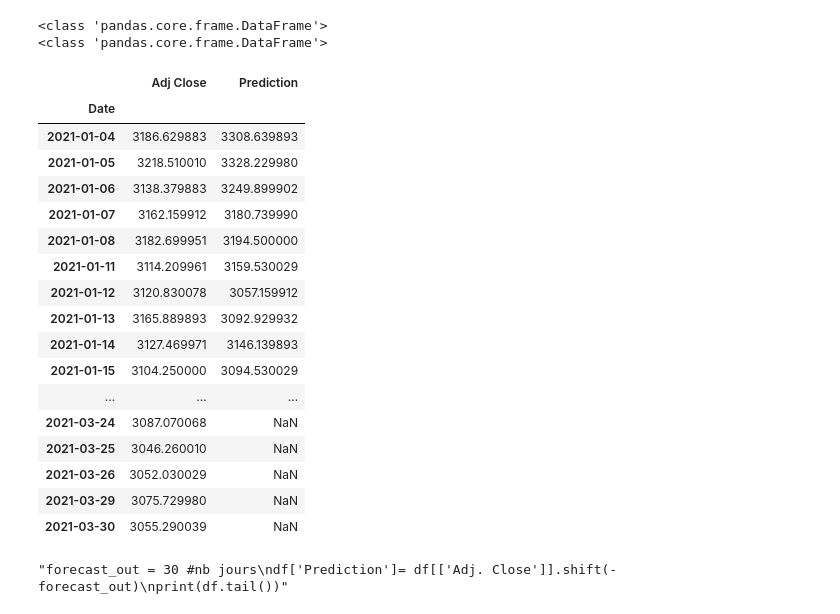
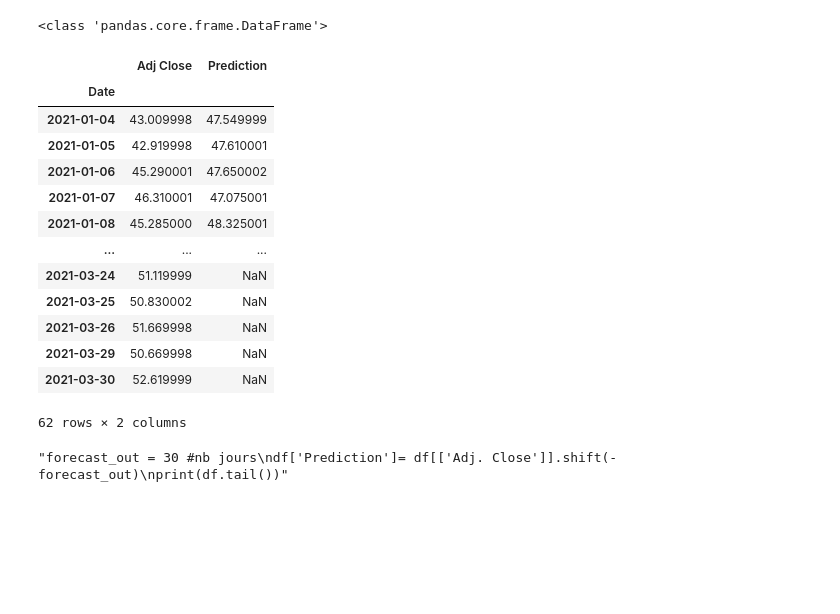
Before and after one commit to UrsulaAlcantara/IASProjet, a Jupyter notebook: Extract_DATA.ipynb, the cells around one changed output. Cells and saved outputs as stored; diff of their text form; code cells hidden in the pictures; blank space fills up the shorter version.

```diff
--- a/Extract_DATA.ipynb
+++ b/Extract_DATA.ipynb
@@ -167,35 +36,41 @@ CAC40= [EU:AC, EU:AI, EU:ALU, EU:ALO, EU:MT, EU:CS, EU:BNP, EU:EN, EU:CAP, EU:CA
+# %%
+start = datetime.datetime(2021,1,1) #année/ mois / jour
+end = datetime.datetime(2021,3,30)
+CAC40= ['AI.PA','AIR.PA','ALO.PA','MT.AS','CS.PA','BNP.PA','EN.PA', 'CAP.PA' ,'CA.PA','ACA.PA','BN.PA','DSY.PA','ENGI.PA','EL.PA','RMS.PA','KER.PA','OR.PA','LR.PA','MC.PA','ML.PA','ORA.PA','RI.PA','PUB.PA','RNO.PA','SAF.PA','SGO.PA','SAN.PA','SU.PA','GLE.PA','STLA.PA','STM.PA','TEP.PA','HO.PA','FP.PA','URW.PA','VIE.PA','DG.PA','VIV.PA','WLN.PA']
+# %%
+#for i, c in enumerate(CAC40):
+df = web.DataReader(CAC40[5],'yahoo',start, end)
+
+
+#help(yahoofinance.BalanceSheet)
+print(type(df))
+
+df = pandas.DataFrame(df)
+# %% [output]
+<class 'pandas.core.frame.DataFrame'>
 # %%
-df = web.DataReader('AMZN','yahoo',start, end)
-print(type(df))
-df = pandas.DataFrame(df)
-print(type(df))
-#df.tail()
+
 forecast_out = 30 #nb jours
+
 df=df[['Adj Close']]
 
 df['Prediction']= df.shift(-forecast_out)
 df
 # %% [output]
+|  | Adj Close | Prediction |
+| Date |  |  |
+| 2021-01-04 | 43.009998 | 47.549999 |
+| 2021-01-05 | 42.919998 | 47.610001 |
+| 2021-01-06 | 45.290001 | 47.650002 |
+| 2021-01-07 | 46.310001 | 47.075001 |
+| 2021-01-08 | 45.285000 | 48.325001 |
+| ... | ... | ... |
+| 2021-03-24 | 51.119999 | NaN |
+| 2021-03-25 | 50.830002 | NaN |
+| 2021-03-26 | 51.669998 | NaN |
+| 2021-03-29 | 50.669998 | NaN |
+| 2021-03-30 | 52.619999 | NaN |
-<class 'pandas.core.frame.DataFrame'>
-<class 'pandas.core.frame.DataFrame'>
+62 rows × 2 columns
-|  | Adj Close | Prediction |
-| Date |  |  |
-| 2021-01-04 | 3186.629883 | 3308.639893 |
-| 2021-01-05 | 3218.510010 | 3328.229980 |
-| 2021-01-06 | 3138.379883 | 3249.899902 |
-| 2021-01-07 | 3162.159912 | 3180.739990 |
-| 2021-01-08 | 3182.699951 | 3194.500000 |
-| 2021-01-11 | 3114.209961 | 3159.530029 |
-| 2021-01-12 | 3120.830078 | 3057.159912 |
-| 2021-01-13 | 3165.889893 | 3092.929932 |
-| 2021-01-14 | 3127.469971 | 3146.139893 |
-| 2021-01-15 | 3104.250000 | 3094.530029 |
-| ... | ... | ... |
-| 2021-03-24 | 3087.070068 | NaN |
-| 2021-03-25 | 3046.260010 | NaN |
-| 2021-03-26 | 3052.030029 | NaN |
-| 2021-03-29 | 3075.729980 | NaN |
-| 2021-03-30 | 3055.290039 | NaN |
 # %%
 """forecast_out = 30 #nb jours
 df['Prediction']= df[['Adj. Close']].shift(-forecast_out)
```
Also changed, not shown: parts of 15 cells of this notebook, 1 other file.
